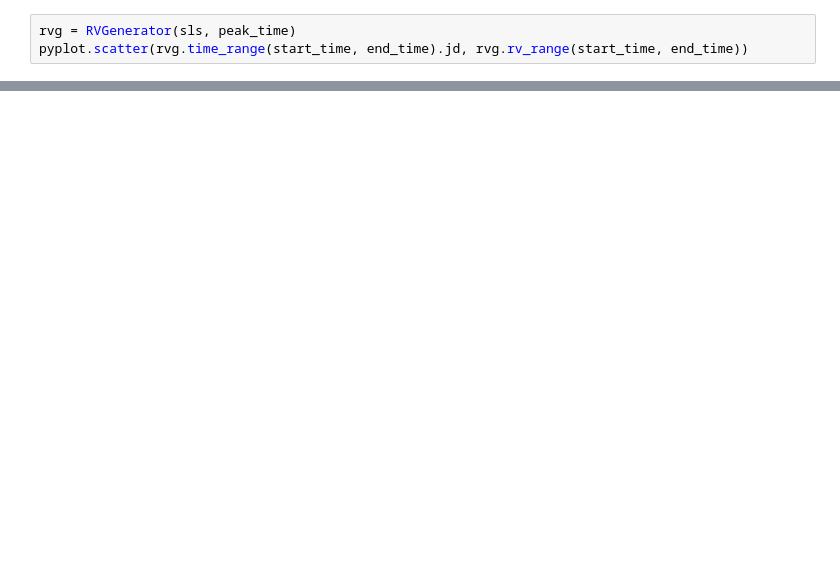
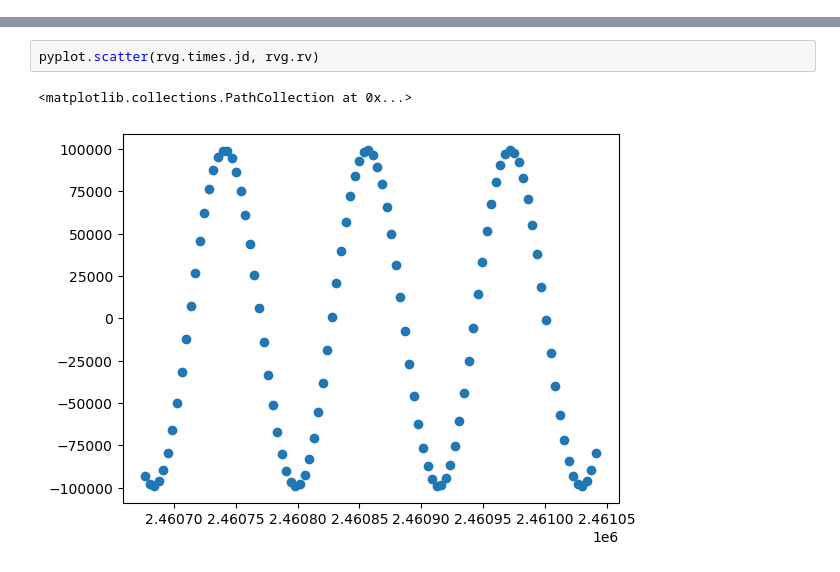
Before and after one commit to COBALT-lensing/py-self-lensing, a Jupyter notebook: demo.ipynb, the cells around one changed output, grey strips where cells are left out. Saved outputs shown, nothing was run; the diff lists cells and outputs as text; blank space fills up the shorter version.

```diff
--- a/demo.ipynb
+++ b/demo.ipynb
@@ -28,3 +55,0 @@ pyplot.scatter(lcg.time_offsets, lcg.flux_array)
-# %%
-rvg = RVGenerator(sls, peak_time)
-pyplot.scatter(rvg.time_range(start_time, end_time).jd, rvg.rv_range(start_time, end_time))
@@ -34,0 +56,5 @@ WARNING: TimeDeltaMissingUnitWarning: Numerical value without unit or explicit f
+# %%
+pyplot.scatter(rvg.times.jd, rvg.rv)
+# %% [output]
+<matplotlib.collections.PathCollection at 0x...>
+[figure, added]
```
Also changed, not shown: parts of 10 cells of this notebook, 5 other files.
